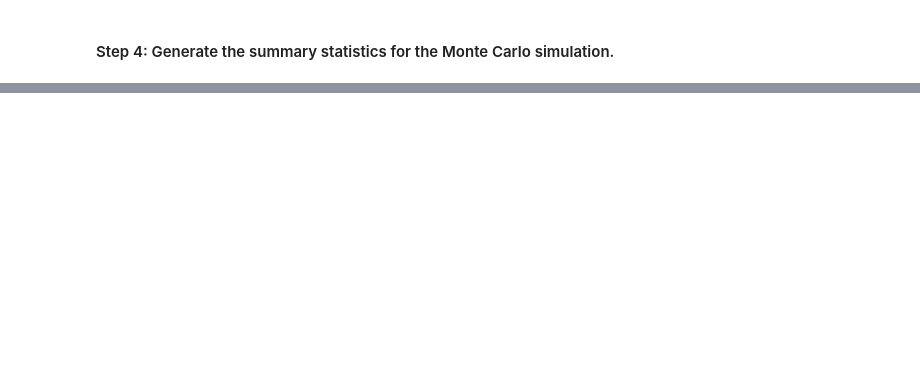
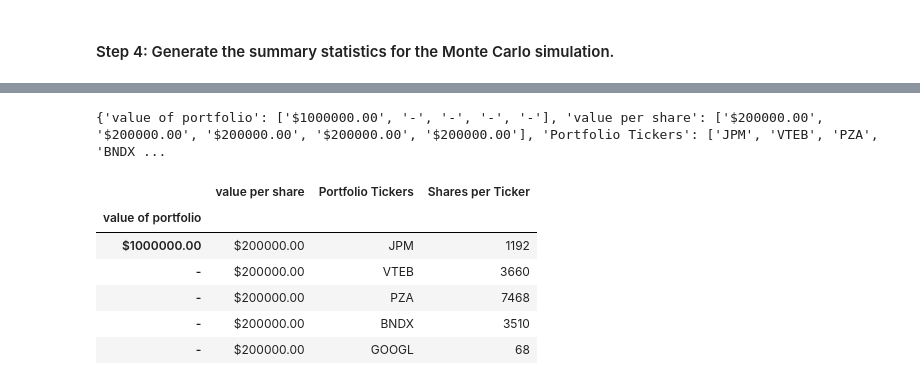
Before and after one commit to Hashtahg/Project_1_Bootcamp, a Jupyter notebook: portfolio_analysis.ipynb, the cells around one changed output, grey strips where cells are left out. Saved outputs shown, nothing was run; the diff lists cells and outputs as text; code cells hidden in the pictures; blank space fills up the shorter version.

```diff
--- a/portfolio_analysis.ipynb
+++ b/portfolio_analysis.ipynb
@@ -305,0 +493,24 @@ print(f"There is a 95% chance that the current value of ${portfolio_value:.2f} i
+# %%
+#created dictionary to store values for csv file
+client_info_dict = {
+    "value of portfolio" : [f"${portfolio_value:.2f}","-","-","-","-"],
+    "value per share" : [f"${value_per_share:.2f}", f"${value_per_share:.2f}", f"${value_per_share:.2f}",
+                         f"${value_per_share:.2f}", f"${value_per_share:.2f}"],
+    "Portfolio Tickers" : [tickers[0], tickers[1], tickers[2], tickers[3], tickers[4]],
+    "Shares per Ticker" : [f"{stock1_shares:.0f}", f"{stock2_shares:.0f}",f"{stock3_shares:.0f}", f"{stock4_shares:.0f}", f"{stock5_shares:.0f}"]
+}
+print(client_info_dict)
+# %% [output]
+{'value of portfolio': ['$1000000.00', '-', '-', '-', '-'], 'value per share': ['$200000.00', '$200000.00', '$200000.00', '$200000.00', '$200000.00'], 'Portfolio Tickers': ['JPM', 'VTEB', 'PZA', 'BNDX ...
+# %%
+#created dataframe from dictionary
+client_info_df = pd.DataFrame(client_info_dict)
+client_info_df.set_index("value of portfolio")
+# %% [output]
+|  | value per share | Portfolio Tickers | Shares per Ticker |
+| value of portfolio |  |  |  |
+| $1000000.00 | $200000.00 | JPM | 1192 |
+| - | $200000.00 | VTEB | 3660 |
+| - | $200000.00 | PZA | 7468 |
+| - | $200000.00 | BNDX | 3510 |
+| - | $200000.00 | GOOGL | 68 |
```
Also changed, not shown: parts of 30 cells of this notebook.
